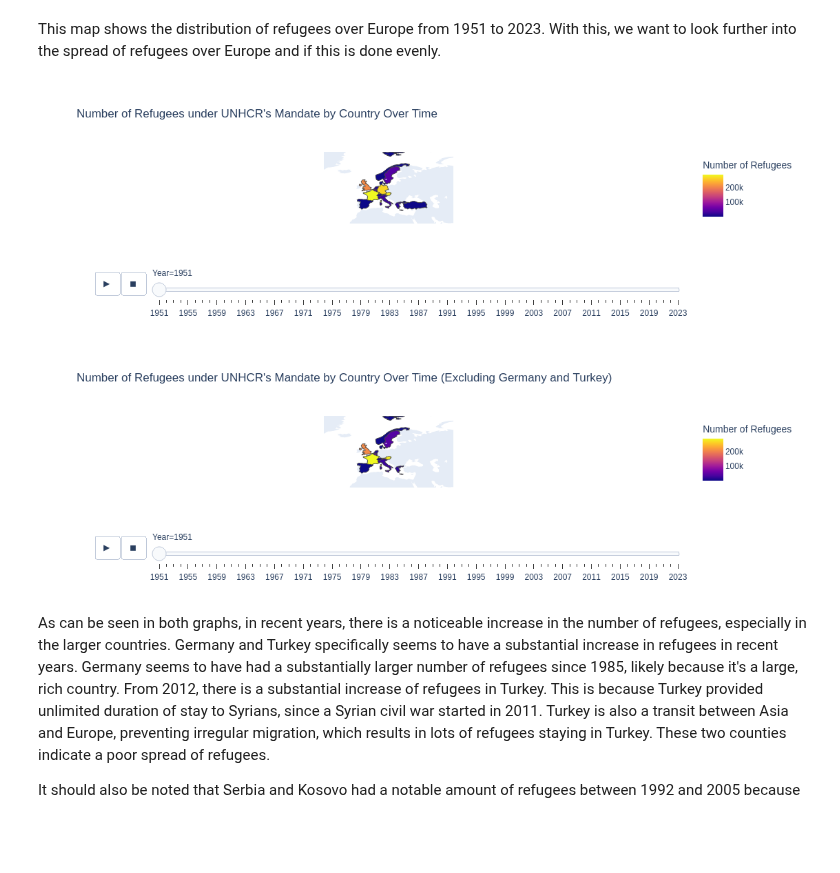
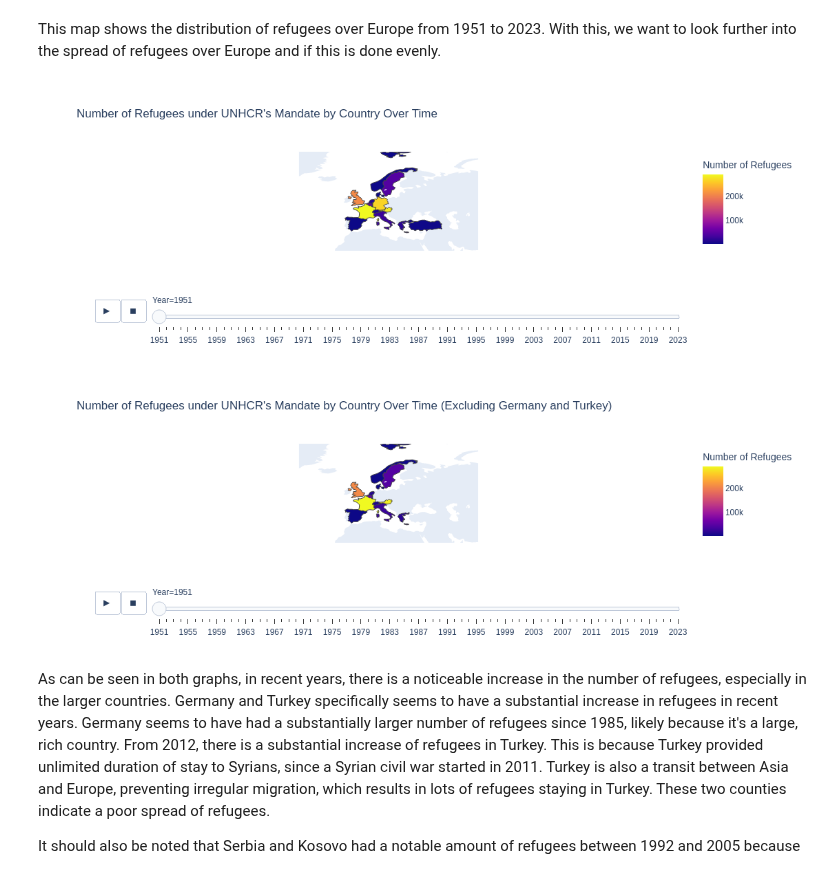
Before and after one commit to Nand-uva/InfoVis, a Jupyter notebook: docs/notebook.ipynb, the cells around one changed output. Drawn from its saved outputs; the diff is of its cells as text; code cells hidden in the pictures; blank space fills up the shorter version.

Commit message:
length/ width worldmap v2

```diff
--- a/docs/notebook.ipynb
+++ b/docs/notebook.ipynb
@@ -249,8 +249,8 @@ fig.update_layout(
     coloraxis_colorbar=dict(
         title="Number of Refugees"
     ),
-    width=1200,
-    height=800
+    #width=1200,
+    #height=800
 )
 
 fig.show()
@@ -259,37 +259,37 @@ fig.show()
 df_excl_germany_turkey = df[(df['Country of asylum'] != 'Germany') & (df['Country of asylum'] != 'Türkiye')]
 
 agg_df_excl_germany_turkey = df_excl_germany_turkey.groupby(['Year', 'Country of asylum', 'Country of asylum (ISO)'])['Refugees under UNHCR\'s mandate'].sum().reset_index()
 
 fig_excl_germany_turkey = px.choropleth(
     agg_df_excl_germany_turkey,
     locations="Country of asylum (ISO)",
     color="Refugees under UNHCR's mandate",
     hover_name="Country of asylum",
     animation_frame="Year",
     color_continuous_scale=px.colors.sequential.Plasma,
     title="Number of Refugees under UNHCR's Mandate by Country Over Time (Excluding Germany and Turkey)",
     labels={'Refugees under UNHCR\'s mandate': 'Number of Refugees'}
 )
 
 fig_excl_germany_turkey.update_layout(
     geo=dict(
         showframe=False,
         showcoastlines=False,
         projection_type='equirectangular',
         lataxis=dict(range=[25, 80]),
         lonaxis=dict(range=[-35, 65])
     ),
     coloraxis_colorbar=dict(
         title="Number of Refugees"
     ),
-    width=1200,
-    height=800
+    #width=1200,
+    #height=800
 )
 
 fig_excl_germany_turkey.show()
 # %% [output]
-[figure, old version]
+[figure, new version]
-[figure, old version]
+[figure, new version]
 # %% [markdown]
 As can be seen in both graphs, in recent years, there is a noticeable increase in the number of refugees, especially in the larger countries. Germany and Turkey specifically seems to have a substantial increase in refugees in recent years. Germany seems to have had a substantially larger number of refugees since 1985, likely because it's a large, rich country. From 2012, there is a substantial increase of refugees in Turkey. This is because Turkey provided unlimited duration of stay to Syrians, since a Syrian civil war started in 2011. Turkey is also a transit between Asia and Europe, preventing irregular migration, which results in lots of refugees staying in Turkey. These two counties indicate a poor spread of refugees.
 
```
